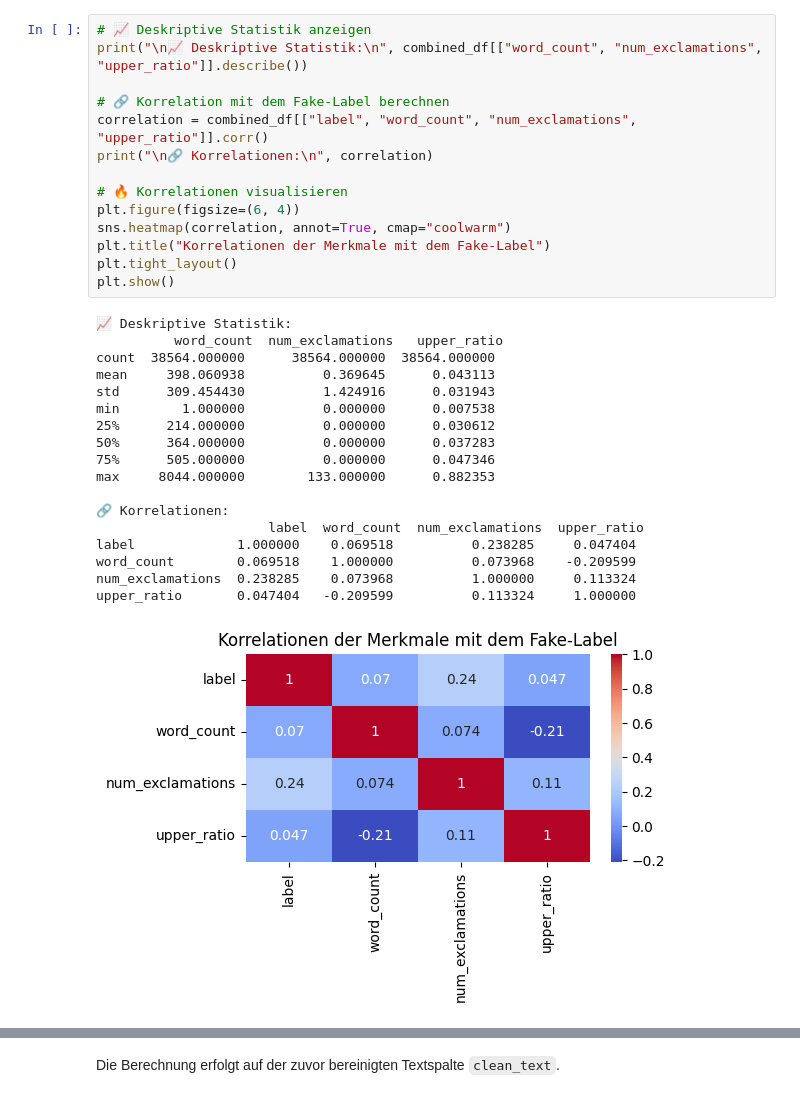
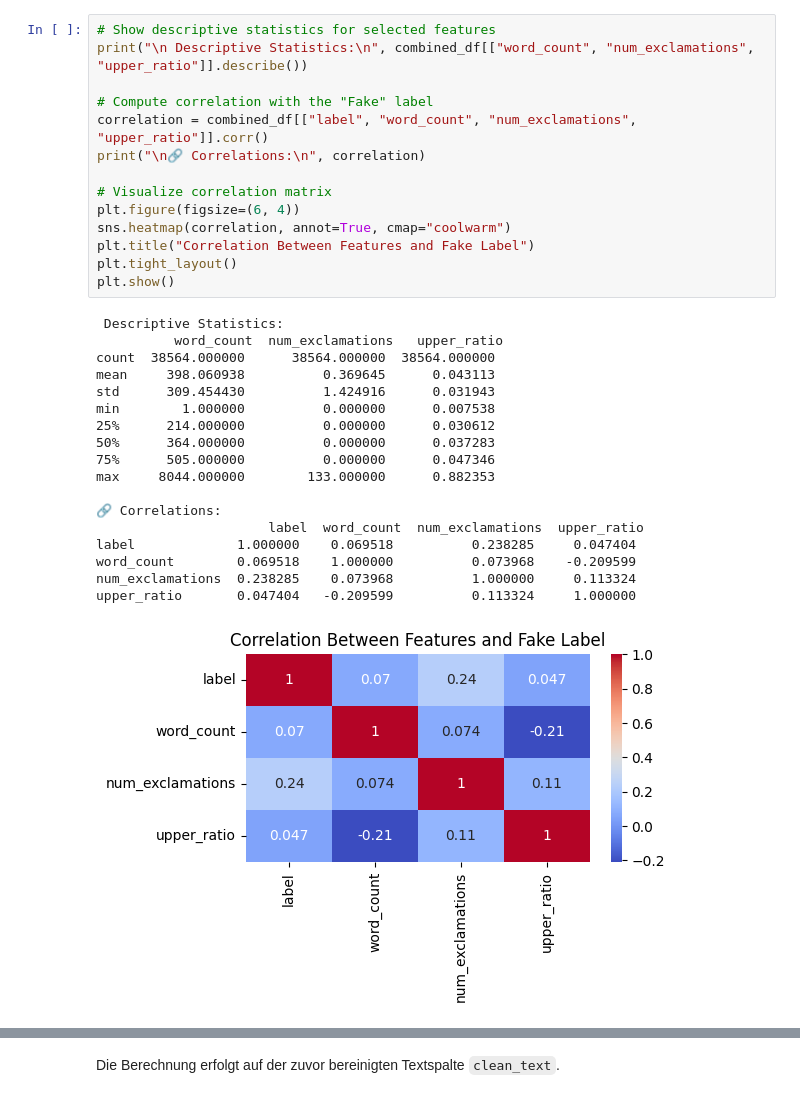
Before and after one commit to Dilan123456/Python_Basiscs_FakeNews_Classification, a Jupyter notebook: FakeNewsDetection_RF_TFIDF_v1.0.ipynb, the cells around one changed output, grey strips where cells are left out. Cells and saved outputs as stored; diff of their text form.

```diff
--- a/FakeNewsDetection_RF_TFIDF_v1.0.ipynb
+++ b/FakeNewsDetection_RF_TFIDF_v1.0.ipynb
@@ -267,33 +289,33 @@ Insbesondere interessiert uns, ob bestimmte Eigenschaften (z. B. viele Ausrufe
 # %%
-# 📈 Deskriptive Statistik anzeigen
-print("\n📈 Deskriptive Statistik:\n", combined_df[["word_count", "num_exclamations", "upper_ratio"]].describe())
+# Show descriptive statistics for selected features
+print("\n Descriptive Statistics:\n", combined_df[["word_count", "num_exclamations", "upper_ratio"]].describe())
 
-# 🔗 Korrelation mit dem Fake-Label berechnen
+# Compute correlation with the "Fake" label
 correlation = combined_df[["label", "word_count", "num_exclamations", "upper_ratio"]].corr()
-print("\n🔗 Korrelationen:\n", correlation)
+print("\n🔗 Correlations:\n", correlation)
 
-# 🔥 Korrelationen visualisieren
+# Visualize correlation matrix
 plt.figure(figsize=(6, 4))
 sns.heatmap(correlation, annot=True, cmap="coolwarm")
-plt.title("Korrelationen der Merkmale mit dem Fake-Label")
+plt.title("Correlation Between Features and Fake Label")
 plt.tight_layout()
 plt.show()
 # %% [output]
-📈 Deskriptive Statistik:
+ Descriptive Statistics:
           word_count  num_exclamations   upper_ratio
 count  38564.000000      38564.000000  38564.000000
 mean     398.060938          0.369645      0.043113
 std      309.454430          1.424916      0.031943
 min        1.000000          0.000000      0.007538
 25%      214.000000          0.000000      0.030612
 50%      364.000000          0.000000      0.037283
 75%      505.000000          0.000000      0.047346
 max     8044.000000        133.000000      0.882353
 
-🔗 Korrelationen:
+🔗 Correlations:
                       label  word_count  num_exclamations  upper_ratio
 label             1.000000    0.069518          0.238285     0.047404
 word_count        0.069518    1.000000          0.073968    -0.209599
 num_exclamations  0.238285    0.073968          1.000000     0.113324
 upper_ratio       0.047404   -0.209599          0.113324     1.000000
-[figure, old version]
+[figure, new version]
```
Also changed, not shown: parts of 158 cells of this notebook.
